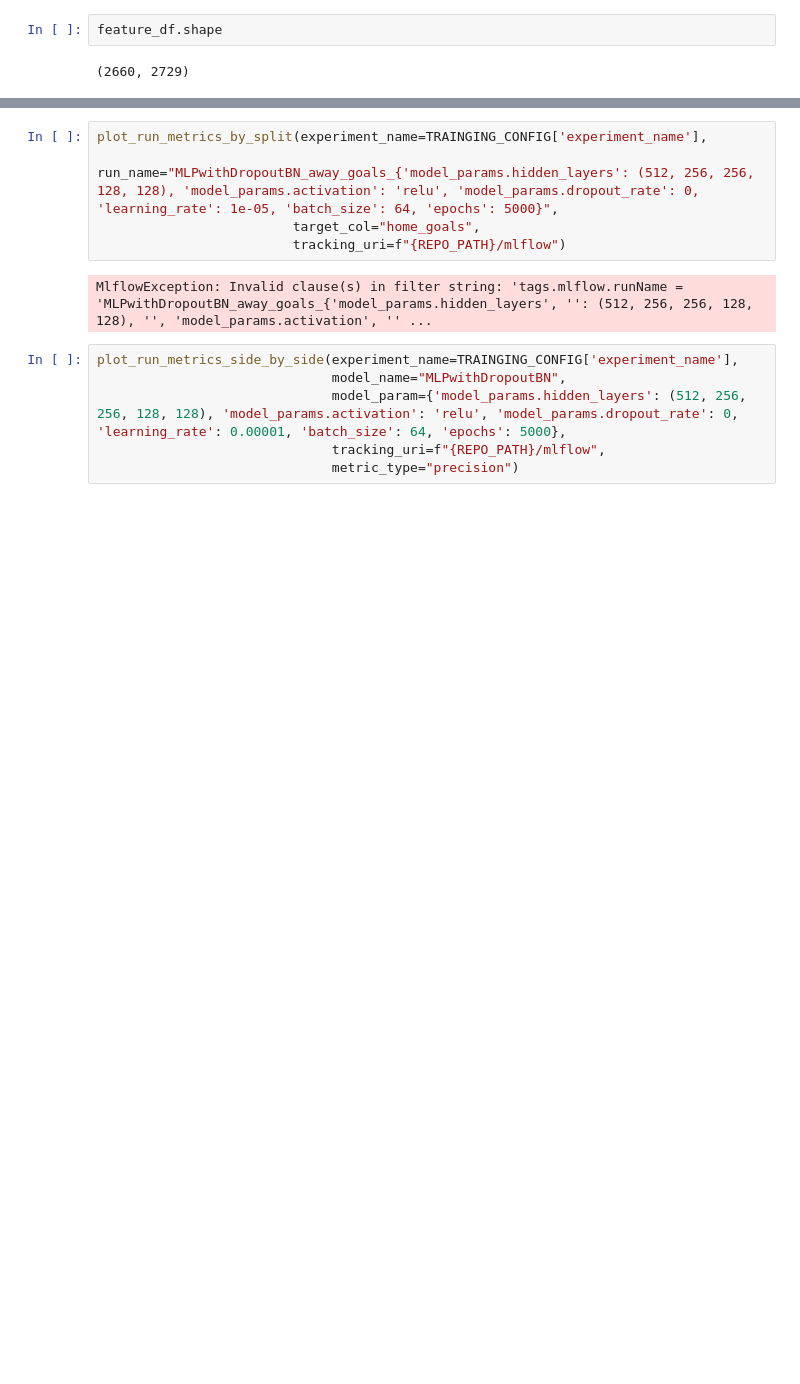
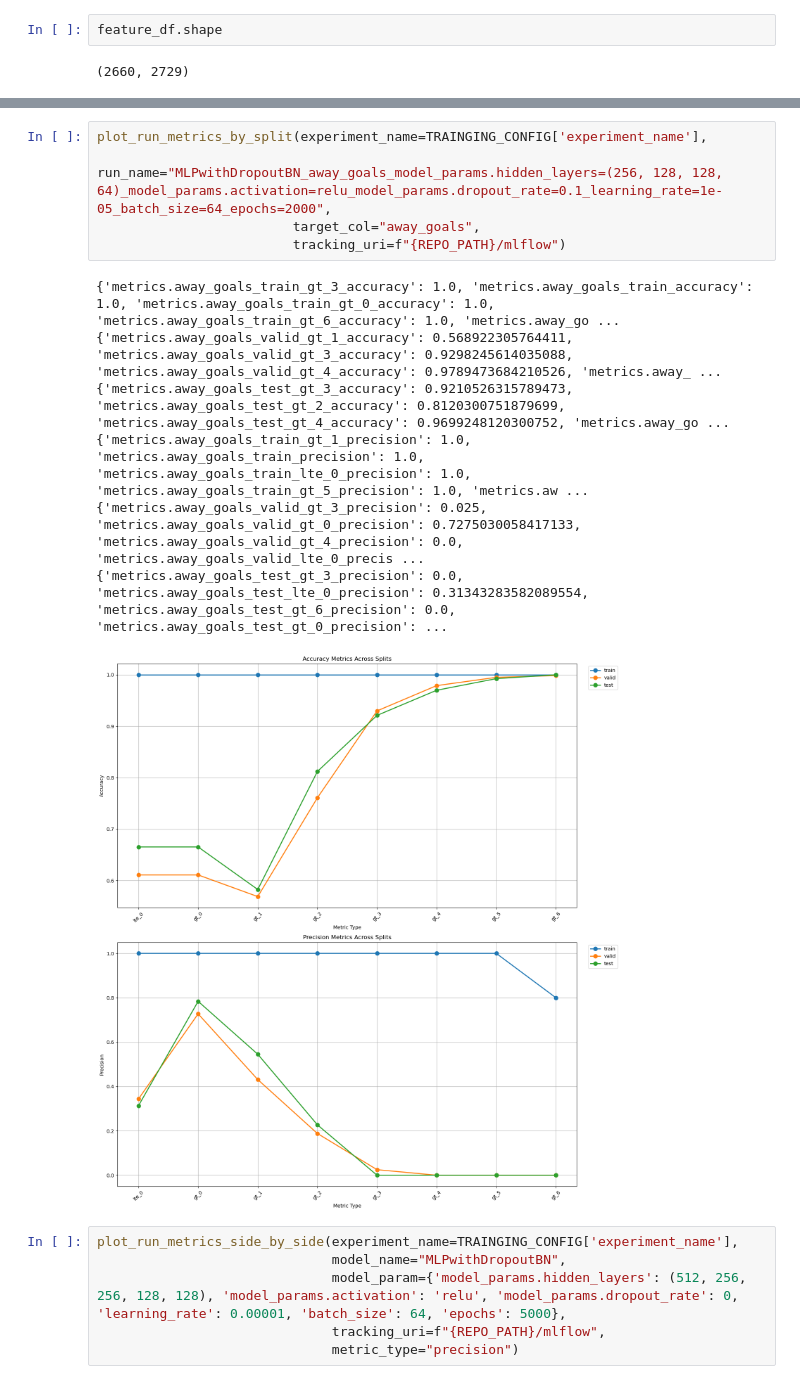
Before and after one commit to 1111111huang/betbot, a Jupyter notebook: notebooks/modeling/deep_nn.ipynb, the cells around one changed output, grey strips where cells are left out. Cells and saved outputs as stored; diff of their text form; blank space fills up the shorter version.

```diff
--- a/notebooks/modeling/deep_nn.ipynb
+++ b/notebooks/modeling/deep_nn.ipynb
@@ -115,10 +115,16 @@ plot_metrics_for_target_and_model(
 # %%
 plot_run_metrics_by_split(experiment_name=TRAINGING_CONFIG['experiment_name'],
-                         run_name="MLPwithDropoutBN_away_goals_{'model_params.hidden_layers': (512, 256, 256, 128, 128), 'model_params.activation': 'relu', 'model_params.dropout_rate': 0, 'learning_rate': 1e-05, 'batch_size': 64, 'epochs': 5000}",
-                         target_col="home_goals",
+                         run_name="MLPwithDropoutBN_away_goals_model_params.hidden_layers=(256, 128, 128, 64)_model_params.activation=relu_model_params.dropout_rate=0.1_learning_rate=1e-05_batch_size=64_epochs=2000",
+                         target_col="away_goals",
                          tracking_uri=f"{REPO_PATH}/mlflow")
 # %% [output]
-MlflowException: Invalid clause(s) in filter string: 'tags.mlflow.runName = 'MLPwithDropoutBN_away_goals_{'model_params.hidden_layers', '': (512, 256, 256, 128, 128), '', 'model_params.activation', '' ...
+{'metrics.away_goals_train_gt_3_accuracy': 1.0, 'metrics.away_goals_train_accuracy': 1.0, 'metrics.away_goals_train_gt_0_accuracy': 1.0, 'metrics.away_goals_train_gt_6_accuracy': 1.0, 'metrics.away_go ...
+{'metrics.away_goals_valid_gt_1_accuracy': 0.568922305764411, 'metrics.away_goals_valid_gt_3_accuracy': 0.9298245614035088, 'metrics.away_goals_valid_gt_4_accuracy': 0.9789473684210526, 'metrics.away_ ...
+{'metrics.away_goals_test_gt_3_accuracy': 0.9210526315789473, 'metrics.away_goals_test_gt_2_accuracy': 0.8120300751879699, 'metrics.away_goals_test_gt_4_accuracy': 0.9699248120300752, 'metrics.away_go ...
+{'metrics.away_goals_train_gt_1_precision': 1.0, 'metrics.away_goals_train_precision': 1.0, 'metrics.away_goals_train_lte_0_precision': 1.0, 'metrics.away_goals_train_gt_5_precision': 1.0, 'metrics.aw ...
+{'metrics.away_goals_valid_gt_3_precision': 0.025, 'metrics.away_goals_valid_gt_0_precision': 0.7275030058417133, 'metrics.away_goals_valid_gt_4_precision': 0.0, 'metrics.away_goals_valid_lte_0_precis ...
+{'metrics.away_goals_test_gt_3_precision': 0.0, 'metrics.away_goals_test_lte_0_precision': 0.31343283582089554, 'metrics.away_goals_test_gt_6_precision': 0.0, 'metrics.away_goals_test_gt_0_precision': ...
+[figure, added]
 # %%
 plot_run_metrics_side_by_side(experiment_name=TRAINGING_CONFIG['experiment_name'],
                               model_name="MLPwithDropoutBN",
```
Also changed, not shown: parts of 3 cells of this notebook, 8 other files.
